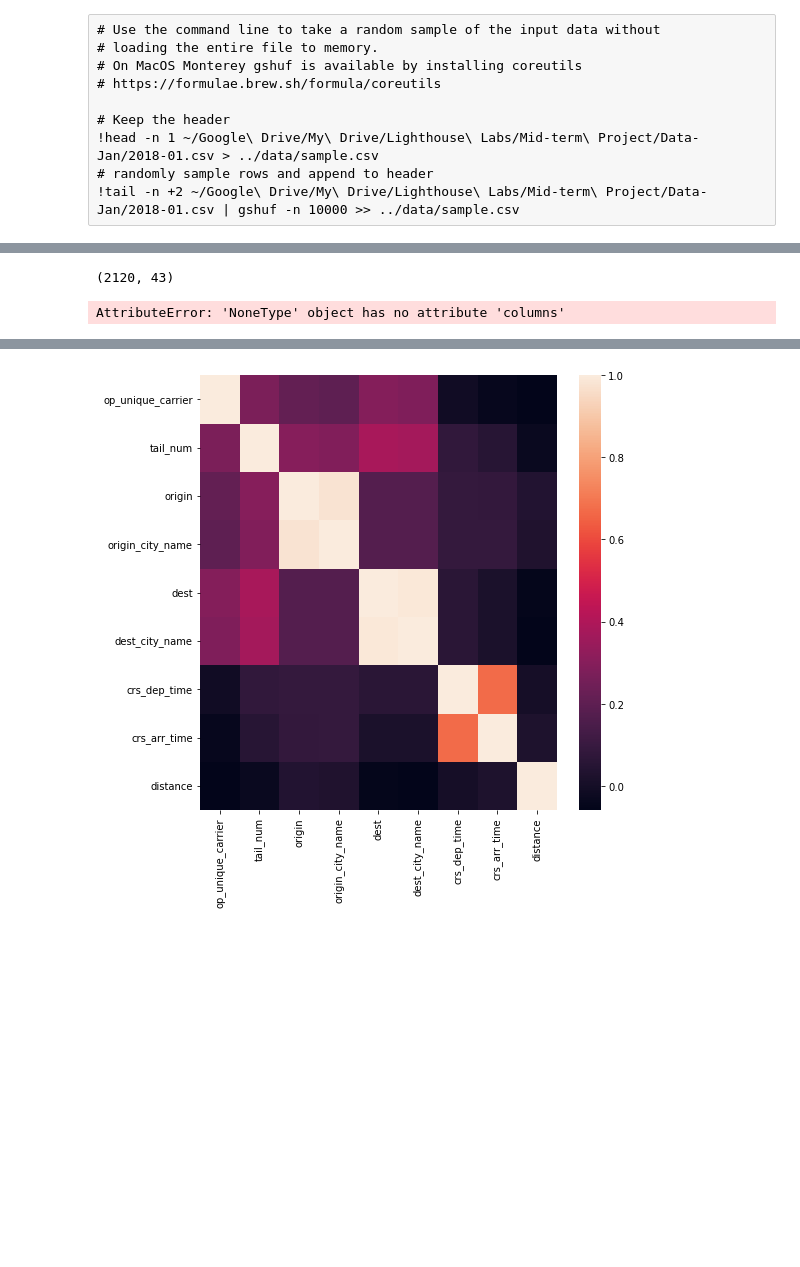
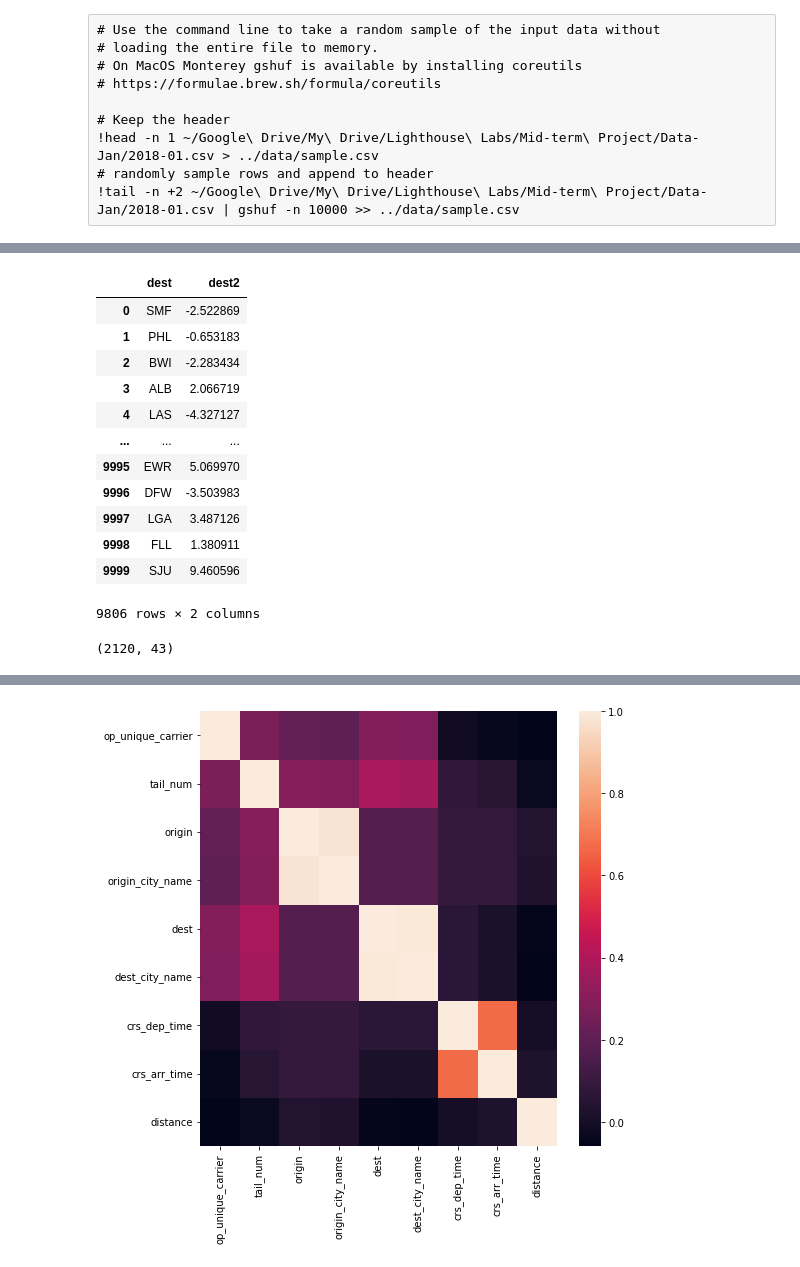
Before and after one commit to Mkyleran/mid-term-project-I, a Jupyter notebook: src/XGBoost_2.ipynb, the cells around one changed output, grey strips where cells are left out. Cells and saved outputs as stored; diff of their text form; code cells hidden in the pictures; blank space fills up the shorter version.

```diff
--- a/src/XGBoost_2.ipynb
+++ b/src/XGBoost_2.ipynb
@@ -99,3 +119,19 @@ data = load_and_process(csv_path=path['sample'])
+# %%
+data[['dest', 'dest2']]
+# %% [output]
+|  | dest | dest2 |
+| 0 | SMF | -2.522869 |
+| 1 | PHL | -0.653183 |
+| 2 | BWI | -2.283434 |
+| 3 | ALB | 2.066719 |
+| 4 | LAS | -4.327127 |
+| ... | ... | ... |
+| 9995 | EWR | 5.069970 |
+| 9996 | DFW | -3.503983 |
+| 9997 | LGA | 3.487126 |
+| 9998 | FLL | 1.380911 |
+| 9999 | SJU | 9.460596 |
+9806 rows × 2 columns
 # %%
 data.shape
 # %% [output]
@@ -159,10 +195,6 @@ def save_stats():
 # %%
 df = save_stats()
 df
-# %%
-df.columns
-# %% [output]
-AttributeError: 'NoneType' object has no attribute 'columns'
 # %%
 def numerify(df):
     """
```
Also changed, not shown: parts of 3 cells of this notebook.
